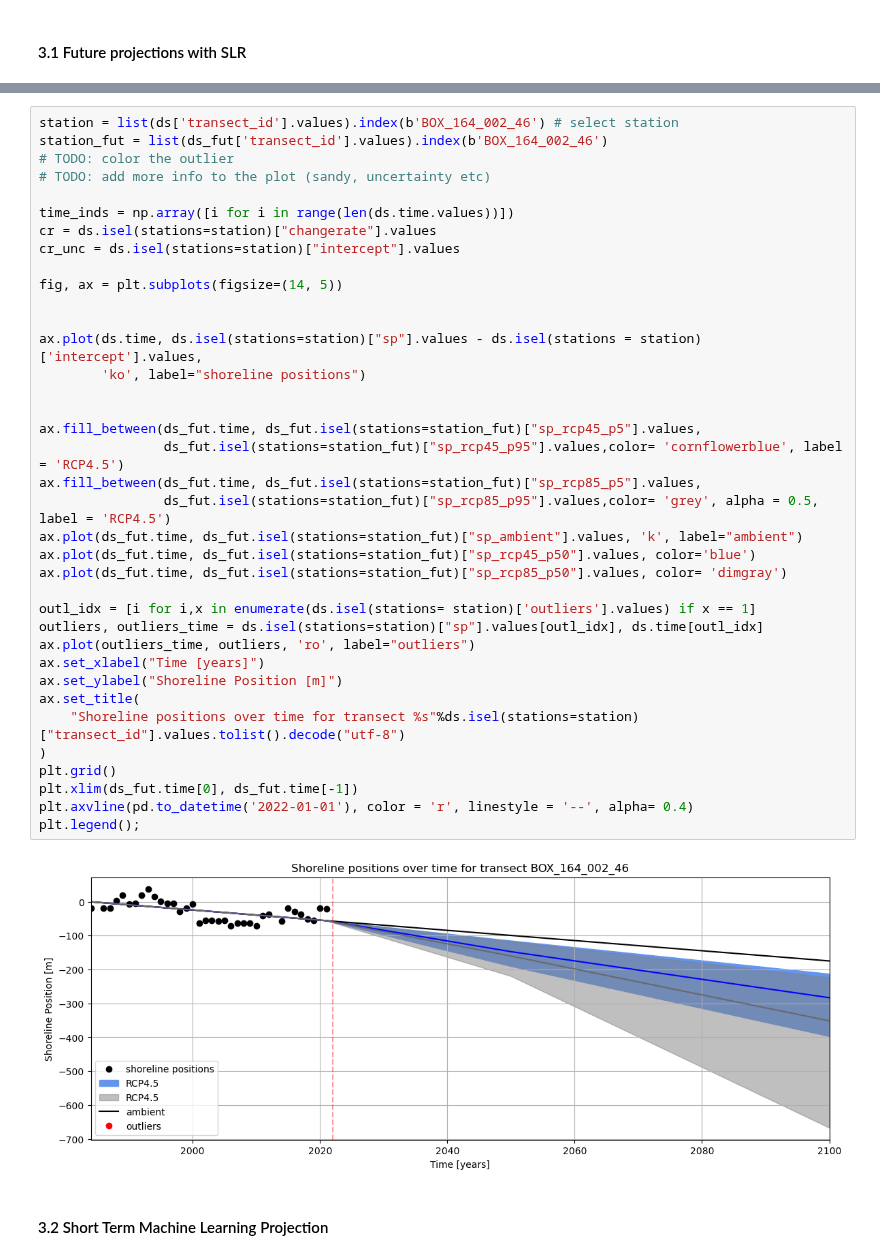
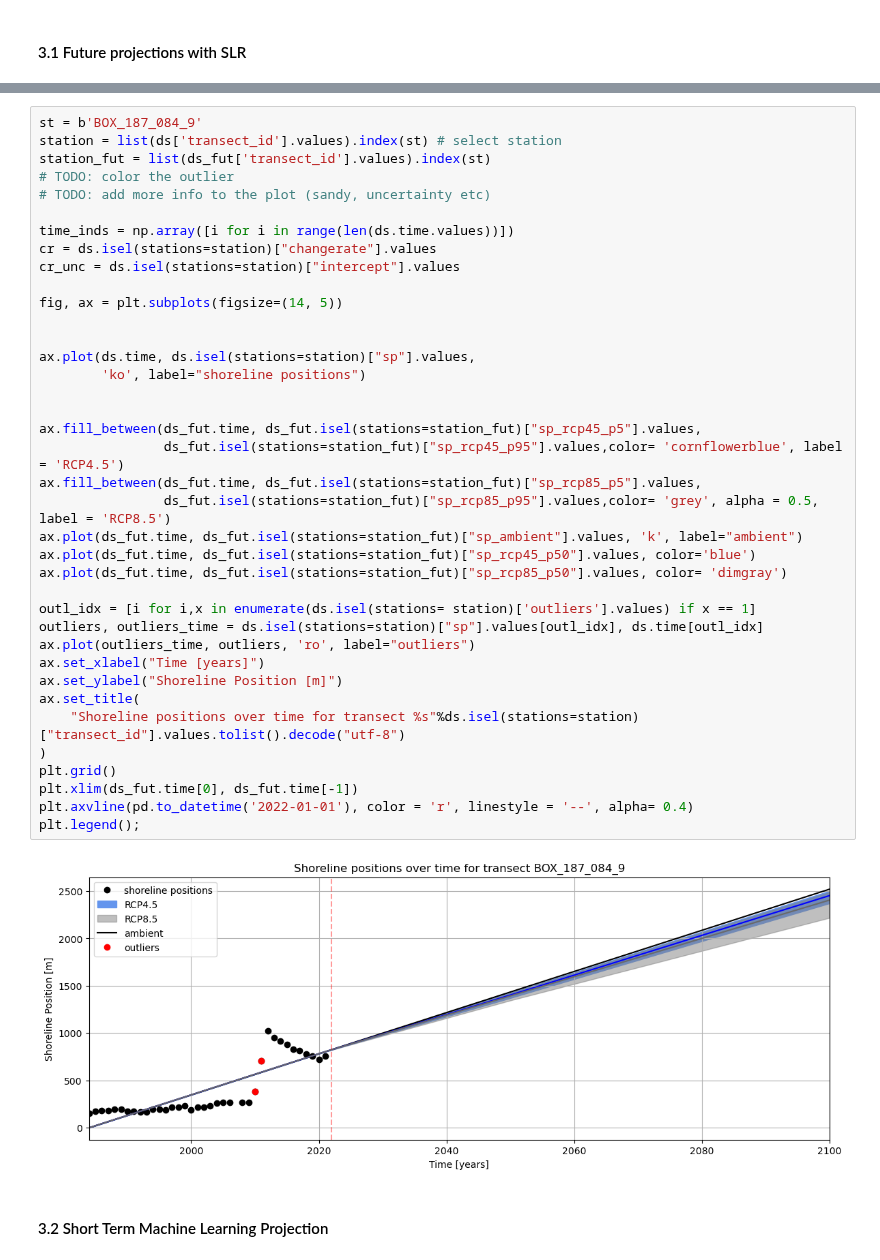
Before and after one commit to openearth/global-coastal-atlas, a Jupyter notebook: visualization/01_shorelinepositions.ipynb, the cells around one changed output, grey strips where cells are left out. Cells and saved outputs as stored; diff of their text form.

```diff
--- a/visualization/01_shorelinepositions.ipynb
+++ b/visualization/01_shorelinepositions.ipynb
@@ -245,41 +260,42 @@ array(['1984-01-01T00:00:00.000000000', '2021-01-01T00:00:00.000000000',
 # %%
-station = list(ds['transect_id'].values).index(b'BOX_164_002_46') # select station
-station_fut = list(ds_fut['transect_id'].values).index(b'BOX_164_002_46')
+st = b'BOX_187_084_9'
+station = list(ds['transect_id'].values).index(st) # select station
+station_fut = list(ds_fut['transect_id'].values).index(st)
 # TODO: color the outlier
 # TODO: add more info to the plot (sandy, uncertainty etc)
 
 time_inds = np.array([i for i in range(len(ds.time.values))])
 cr = ds.isel(stations=station)["changerate"].values
 cr_unc = ds.isel(stations=station)["intercept"].values
 
 fig, ax = plt.subplots(figsize=(14, 5))
 
 
-ax.plot(ds.time, ds.isel(stations=station)["sp"].values - ds.isel(stations = station)['intercept'].values,
+ax.plot(ds.time, ds.isel(stations=station)["sp"].values,
         'ko', label="shoreline positions")
 
 
 ax.fill_between(ds_fut.time, ds_fut.isel(stations=station_fut)["sp_rcp45_p5"].values,
                 ds_fut.isel(stations=station_fut)["sp_rcp45_p95"].values,color= 'cornflowerblue', label = 'RCP4.5')
 ax.fill_between(ds_fut.time, ds_fut.isel(stations=station_fut)["sp_rcp85_p5"].values,
-                ds_fut.isel(stations=station_fut)["sp_rcp85_p95"].values,color= 'grey', alpha = 0.5, label = 'RCP4.5')
+                ds_fut.isel(stations=station_fut)["sp_rcp85_p95"].values,color= 'grey', alpha = 0.5, label = 'RCP8.5')
 ax.plot(ds_fut.time, ds_fut.isel(stations=station_fut)["sp_ambient"].values, 'k', label="ambient")
 ax.plot(ds_fut.time, ds_fut.isel(stations=station_fut)["sp_rcp45_p50"].values, color='blue')
 ax.plot(ds_fut.time, ds_fut.isel(stations=station_fut)["sp_rcp85_p50"].values, color= 'dimgray')
 
 outl_idx = [i for i,x in enumerate(ds.isel(stations= station)['outliers'].values) if x == 1]
 outliers, outliers_time = ds.isel(stations=station)["sp"].values[outl_idx], ds.time[outl_idx]
 ax.plot(outliers_time, outliers, 'ro', label="outliers")
 ax.set_xlabel("Time [years]")
 ax.set_ylabel("Shoreline Position [m]")
 ax.set_title(
     "Shoreline positions over time for transect %s"%ds.isel(stations=station)["transect_id"].values.tolist().decode("utf-8")
 )
 plt.grid()
 plt.xlim(ds_fut.time[0], ds_fut.time[-1])
 plt.axvline(pd.to_datetime('2022-01-01'), color = 'r', linestyle = '--', alpha= 0.4)
 plt.legend();
 # %% [output]
-[figure, old version]
+[figure, new version]
 # %% [markdown]
 #### 3.2 Short Term Machine Learning Projection
```
Also changed, not shown: parts of 15 cells of this notebook, 8 other files.
